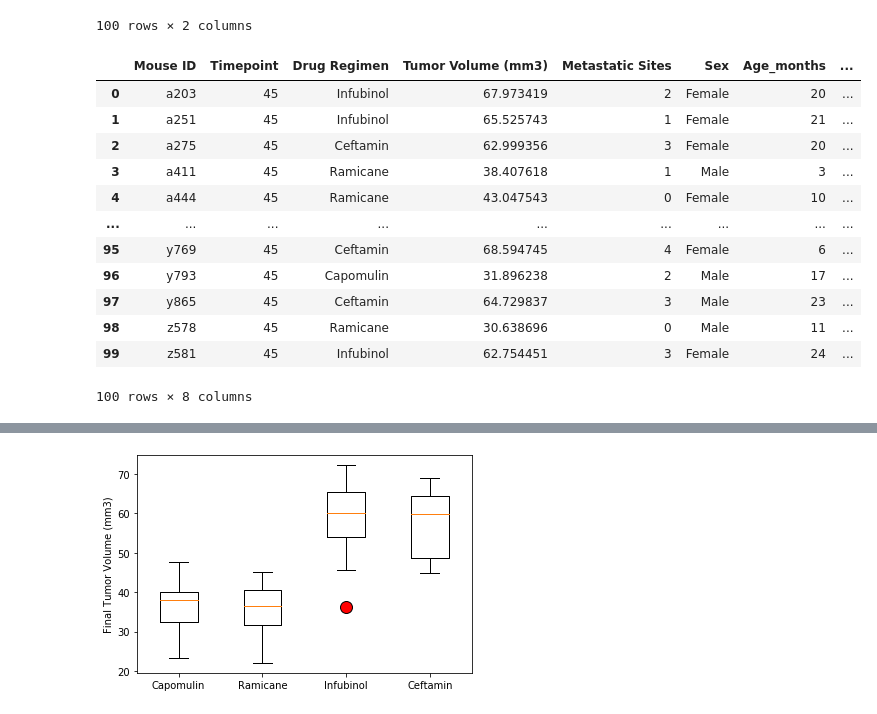
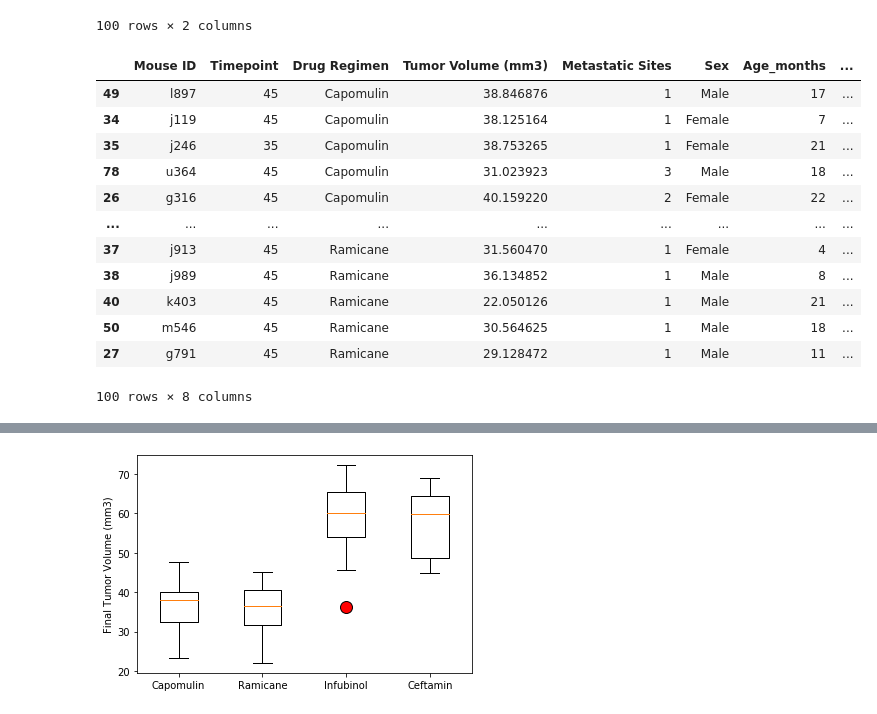
Before and after one commit to joelpangilinan/matplotlib-challenge, a Jupyter notebook: pymaceuticals_starter-Copy2.ipynb, the cells around one changed output, grey strips where cells are left out. Cells and saved outputs as stored; diff of their text form; code cells hidden in the pictures.

```diff
--- a/pymaceuticals_starter-Copy2.ipynb
+++ b/pymaceuticals_starter-Copy2.ipynb
@@ -537,18 +538,19 @@ last_timepoint_df
 # %%
 # Merge this grouped DataFrame with the original cleaned DataFrame.
 merged_drug_regimen_df = pd.merge(last_timepoint_df, final_drug_regimen_df)
+merged_drug_regimen_df = merged_drug_regimen_df.sort_values("Drug Regimen")
 merged_drug_regimen_df
 # %% [output]
 |  | Mouse ID | Timepoint | Drug Regimen | Tumor Volume (mm3) | Metastatic Sites | Sex | Age_months | ... |
-| 0 | a203 | 45 | Infubinol | 67.973419 | 2 | Female | 20 | ... |
-| 1 | a251 | 45 | Infubinol | 65.525743 | 1 | Female | 21 | ... |
-| 2 | a275 | 45 | Ceftamin | 62.999356 | 3 | Female | 20 | ... |
-| 3 | a411 | 45 | Ramicane | 38.407618 | 1 | Male | 3 | ... |
-| 4 | a444 | 45 | Ramicane | 43.047543 | 0 | Female | 10 | ... |
+| 49 | l897 | 45 | Capomulin | 38.846876 | 1 | Male | 17 | ... |
+| 34 | j119 | 45 | Capomulin | 38.125164 | 1 | Female | 7 | ... |
+| 35 | j246 | 35 | Capomulin | 38.753265 | 1 | Female | 21 | ... |
+| 78 | u364 | 45 | Capomulin | 31.023923 | 3 | Male | 18 | ... |
+| 26 | g316 | 45 | Capomulin | 40.159220 | 2 | Female | 22 | ... |
 | ... | ... | ... | ... | ... | ... | ... | ... | ... |
-| 95 | y769 | 45 | Ceftamin | 68.594745 | 4 | Female | 6 | ... |
-| 96 | y793 | 45 | Capomulin | 31.896238 | 2 | Male | 17 | ... |
-| 97 | y865 | 45 | Ceftamin | 64.729837 | 3 | Male | 23 | ... |
-| 98 | z578 | 45 | Ramicane | 30.638696 | 0 | Male | 11 | ... |
-| 99 | z581 | 45 | Infubinol | 62.754451 | 3 | Female | 24 | ... |
+| 37 | j913 | 45 | Ramicane | 31.560470 | 1 | Female | 4 | ... |
+| 38 | j989 | 45 | Ramicane | 36.134852 | 1 | Male | 8 | ... |
+| 40 | k403 | 45 | Ramicane | 22.050126 | 1 | Male | 21 | ... |
+| 50 | m546 | 45 | Ramicane | 30.564625 | 1 | Male | 18 | ... |
+| 27 | g791 | 45 | Ramicane | 29.128472 | 1 | Male | 11 | ... |
 100 rows × 8 columns
```
Also changed, not shown: parts of 15 cells of this notebook.
